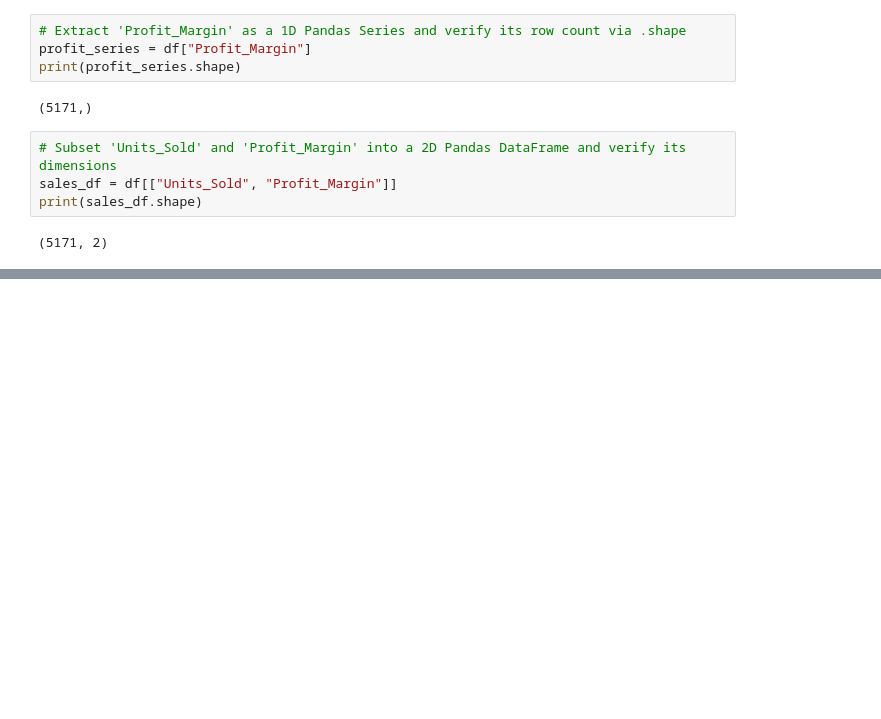
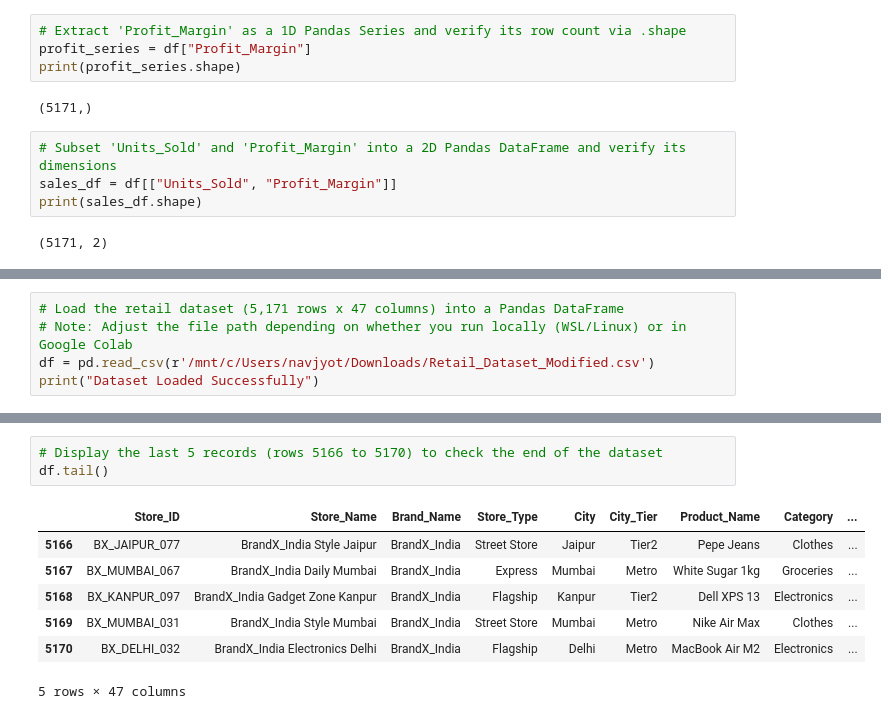
Before and after one commit to NavjyotMasane/Python_Learning, a Jupyter notebook: Data_Manipulation_and_Statistics.ipynb, the cells around one changed output, grey strips where cells are left out. Drawn from its saved outputs; the diff is of its cells as text; blank space fills up the shorter version.

Commit message:
Navigate and Filter Data Using Pandas DataFrames

```diff
--- a/Data_Manipulation_and_Statistics.ipynb
+++ b/Data_Manipulation_and_Statistics.ipynb
@@ -294,0 +303,5 @@ print(sales_df.shape)
+# %%
+# Load the retail dataset (5,171 rows x 47 columns) into a Pandas DataFrame
+# Note: Adjust the file path depending on whether you run locally (WSL/Linux) or in Google Colab
+df = pd.read_csv(r'/mnt/c/Users/navjyot/Downloads/Retail_Dataset_Modified.csv')
+print("Dataset Loaded Successfully")
@@ -294,0 +321,11 @@ print(sales_df.shape)
+# %%
+# Display the last 5 records (rows 5166 to 5170) to check the end of the dataset
+df.tail()
+# %% [output]
+|  | Store_ID | Store_Name | Brand_Name | Store_Type | City | City_Tier | Product_Name | Category | ... |
+| 5166 | BX_JAIPUR_077 | BrandX_India Style Jaipur | BrandX_India | Street Store | Jaipur | Tier2 | Pepe Jeans | Clothes | ... |
+| 5167 | BX_MUMBAI_067 | BrandX_India Daily Mumbai | BrandX_India | Express | Mumbai | Metro | White Sugar 1kg | Groceries | ... |
+| 5168 | BX_KANPUR_097 | BrandX_India Gadget Zone Kanpur | BrandX_India | Flagship | Kanpur | Tier2 | Dell XPS 13 | Electronics | ... |
+| 5169 | BX_MUMBAI_031 | BrandX_India Style Mumbai | BrandX_India | Street Store | Mumbai | Metro | Nike Air Max | Clothes | ... |
+| 5170 | BX_DELHI_032 | BrandX_India Electronics Delhi | BrandX_India | Flagship | Delhi | Metro | MacBook Air M2 | Electronics | ... |
+5 rows × 47 columns
```
Also changed, not shown: parts of 23 cells of this notebook.
